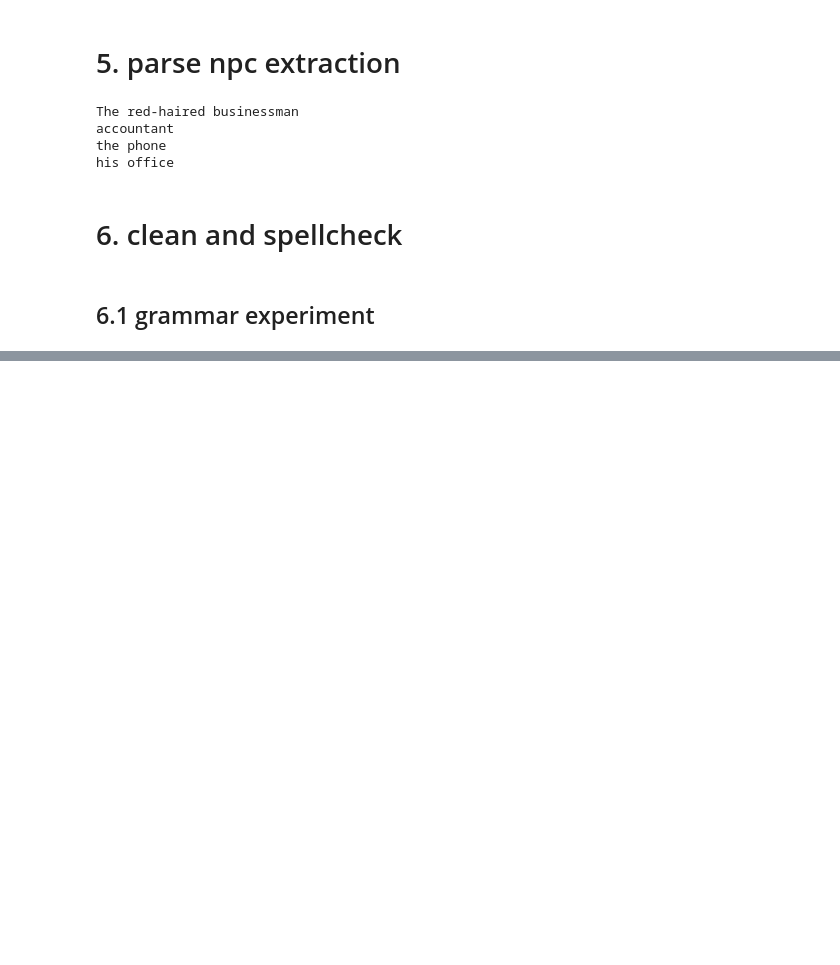
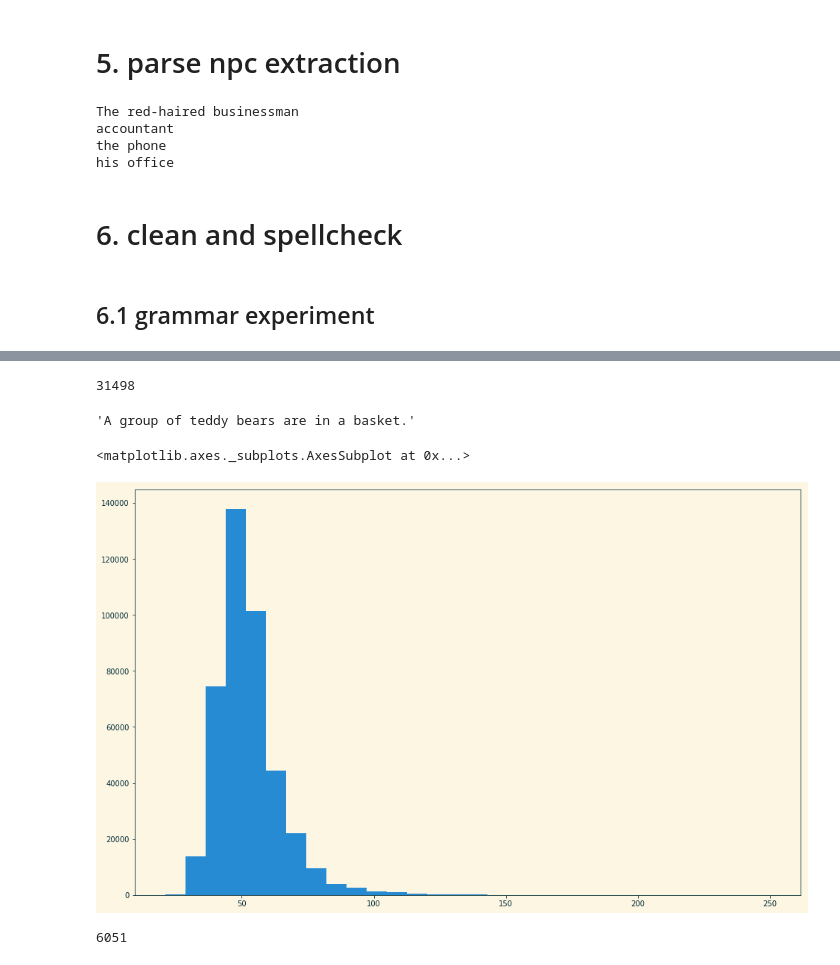
Before and after one commit to drschwenk/pictionary, a Jupyter notebook: eda.ipynb, the cells around one changed output, grey strips where cells are left out. Saved outputs shown, nothing was run; the diff lists cells and outputs as text; code cells hidden in the pictures; blank space fills up the shorter version.

Commit message:
coco captions for phrase generation, other experiments

```diff
--- a/eda.ipynb
+++ b/eda.ipynb
@@ -506,0 +563,5 @@ tagger will be used instead of the Viterbi tagger.\n")
+# %%
+with open('/Users/schwenk/wrk/pictionary/coco/annotations/captions_train2014.json') as f:
+    coco_captions = json.load(f)
+# %%
+caption_sentences = [c['caption'] for c in coco_captions['annotations']]
@@ -506,0 +606,18 @@ tagger will be used instead of the Viterbi tagger.\n")
+# %%
+len(normalized_tokens)
+# %% [output]
+31498
+# %%
+random.choice(caption_sentences)
+# %% [output]
+'A group of teddy bears are in a basket.'
+# %%
+cap_df = pd.DataFrame(caption_sentences)
+cap_df.columns = ['cap']
+# %%
+cap_df['len'] = cap_df['cap'].str.len()
+# %%
+cap_df['len'].hist(bins=30)
+# %% [output]
+<matplotlib.axes._subplots.AxesSubplot at 0x...>
+[figure, added]
@@ -506,0 +629,4 @@ tagger will be used instead of the Viterbi tagger.\n")
+# %%
+len(short_cap_l)
+# %% [output]
+6051
```
Also changed, not shown: parts of 82 cells of this notebook.
